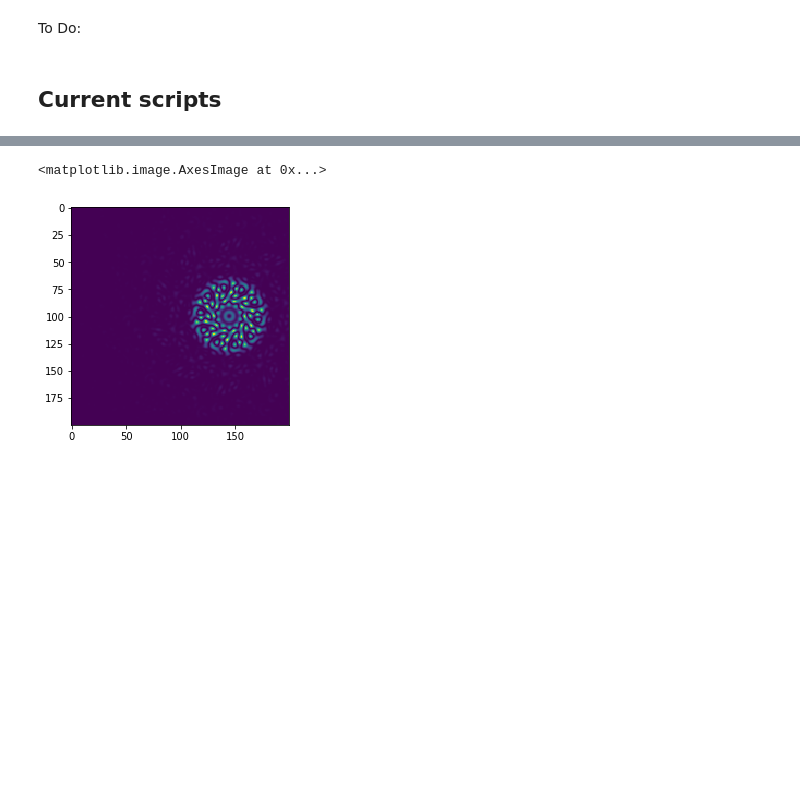
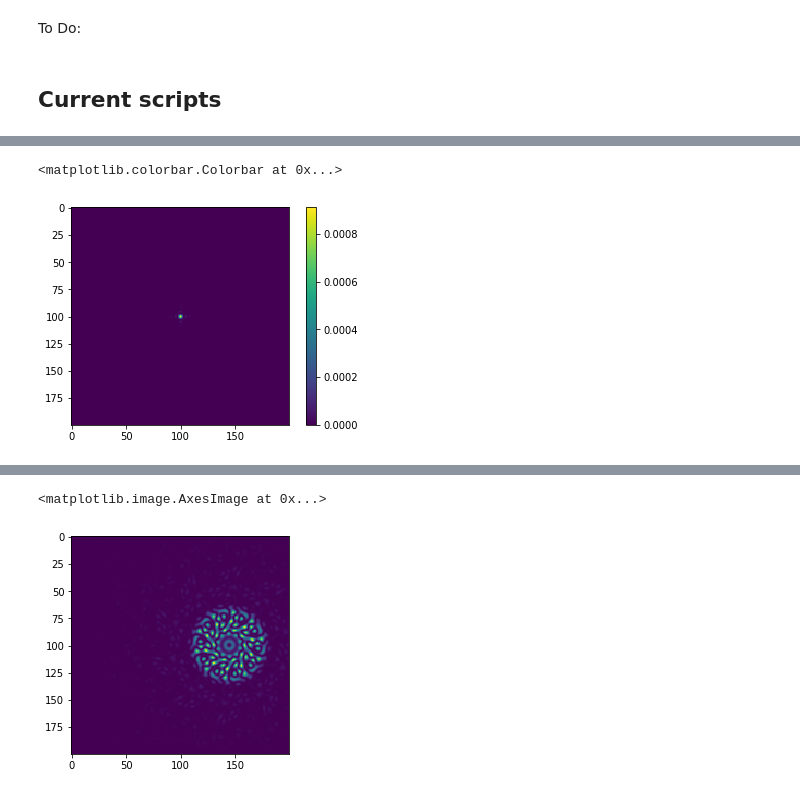
Before and after one commit to ptuthill/Toliman, a Jupyter notebook: Modelling/lib/FT_modelling_dev.ipynb, the cells around one changed output, grey strips where cells are left out. Drawn from its saved outputs; the diff is of its cells as text; code cells hidden in the pictures; blank space fills up the shorter version.

```diff
--- a/Modelling/lib/FT_modelling_dev.ipynb
+++ b/Modelling/lib/FT_modelling_dev.ipynb
@@ -133,0 +164,6 @@ def FT_model(pupil, aperture, m2_obsc, chip_dim, wl, foc_length, pix_size, trans
+# %%
+plt.imshow(empty)
+plt.colorbar()
+# %% [output]
+<matplotlib.colorbar.Colorbar at 0x...>
+[figure, added]
```
Also changed, not shown: parts of 7 cells of this notebook, 4 other files.
